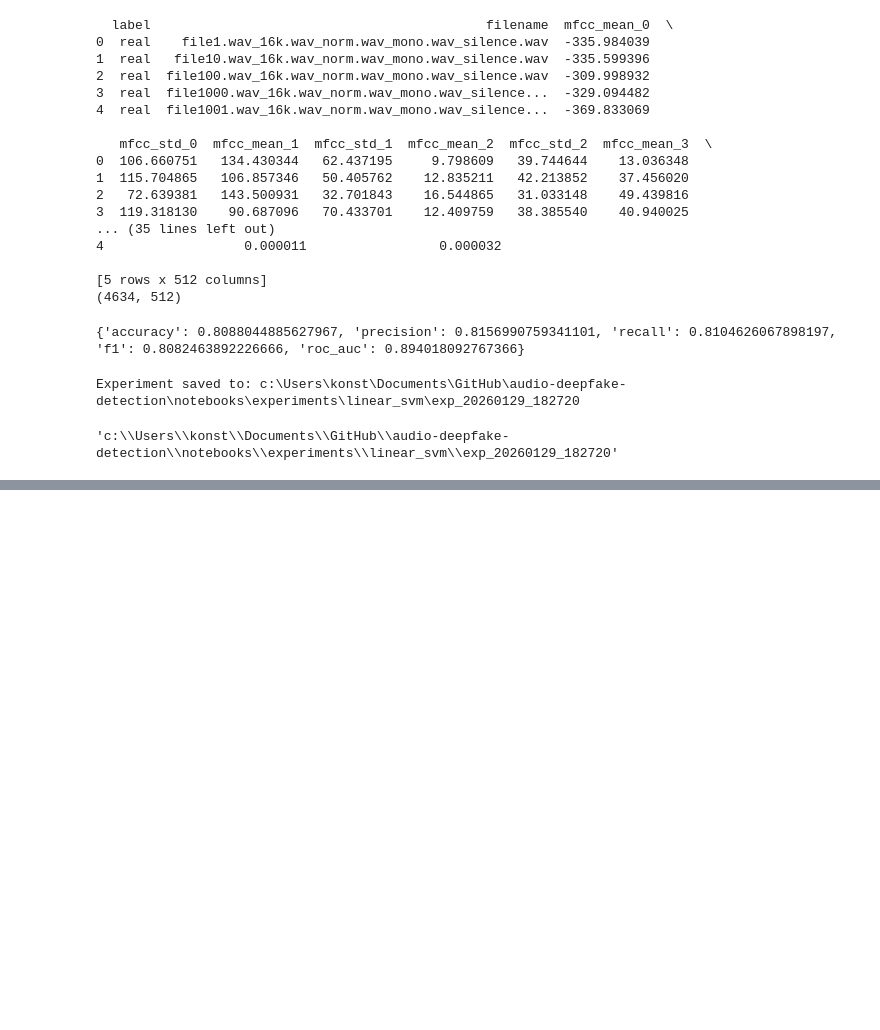
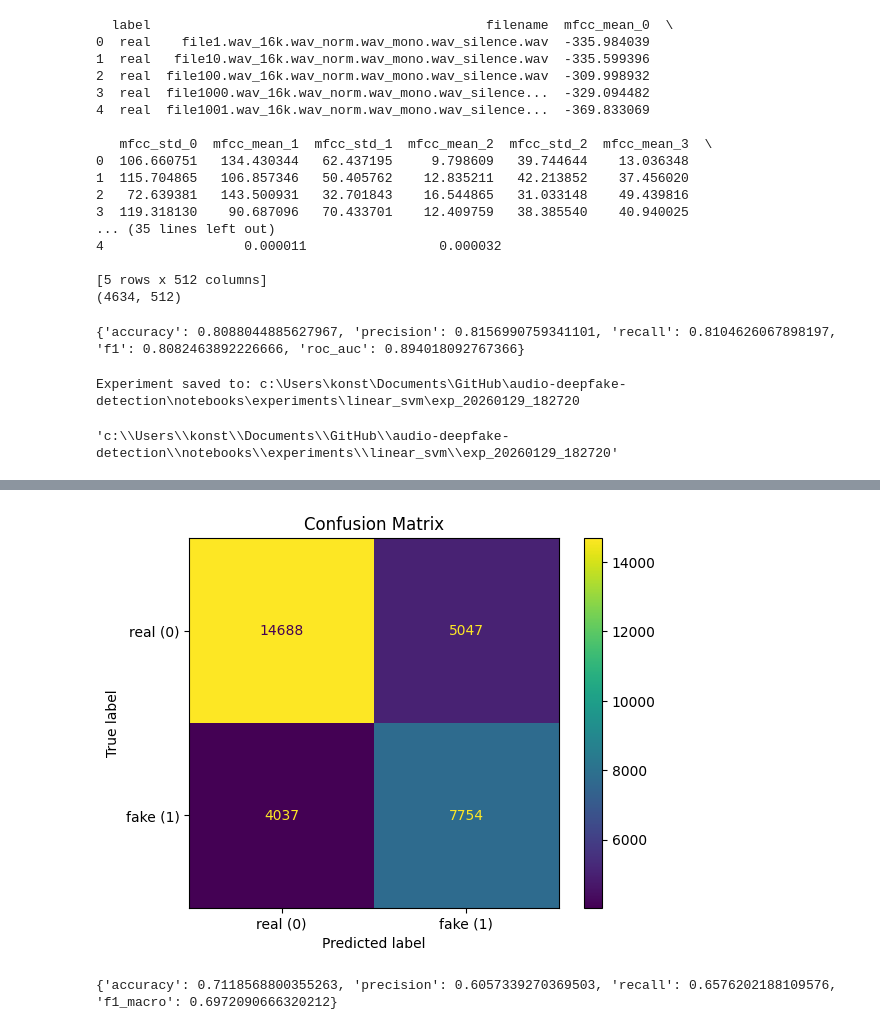
Before and after one commit to g-nazos/audio-deepfake-detection, a Jupyter notebook: notebooks/Linear_SVM.ipynb, the cells around one changed output, grey strips where cells are left out. Cells and saved outputs as stored; diff of their text form; code cells hidden in the pictures; blank space fills up the shorter version.

```diff
--- a/notebooks/Linear_SVM.ipynb
+++ b/notebooks/Linear_SVM.ipynb
@@ -130,0 +133,18 @@ print(metrics)
+# %%
+train_data_path = os.path.join(DATASET_PATH_FEATURES, "training_features_no_std_20_128_256_128.parquet")
+test_data_path = os.path.join(DATASET_PATH_FEATURES, "testing_features_no_std_20_128_256_128.parquet")
+
+df = pd.read_parquet(train_data_path)
+df_test = pd.read_parquet(test_data_path)
+#print(df.head())
+print(df_test.head())
+print(df_test.shape)
+#df.shape()
+svc_params = {
+            "C": 0.1,
+            "class_weight": {0: 1, 1: 5},
+            "max_iter": 20000,
+            "random_state": 42
+        }
+pipeline, metrics, svc_params, feature_names, metadata_extra = train_and_evaluate_linear_svm(train_data_path, test_data_path, svc_params)
+print(metrics)
@@ -130,0 +169,8 @@ print(metrics)
+# %%
+itw_test_data_path = os.path.join(ITW_DATASET_PATH, 'normalized_features',"itw_features_no_std_20_128_256_128.parquet")
+metrics, metadata_extra = evaluate_model_on_parquet(pipeline, itw_test_data_path, plots=True)
+print(metrics)
+#{'accuracy': 0.7140138298547231, 'precision': 0.8621769772905247, 'recall': 0.28012891188194383, 'f1': 0.6163872650983102}
+# %% [output]
+[figure, added]
+{'accuracy': 0.7118568800355263, 'precision': 0.6057339270369503, 'recall': 0.6576202188109576, 'f1_macro': 0.6972090666320212}
```
Also changed, not shown: parts of 5 cells of this notebook.
